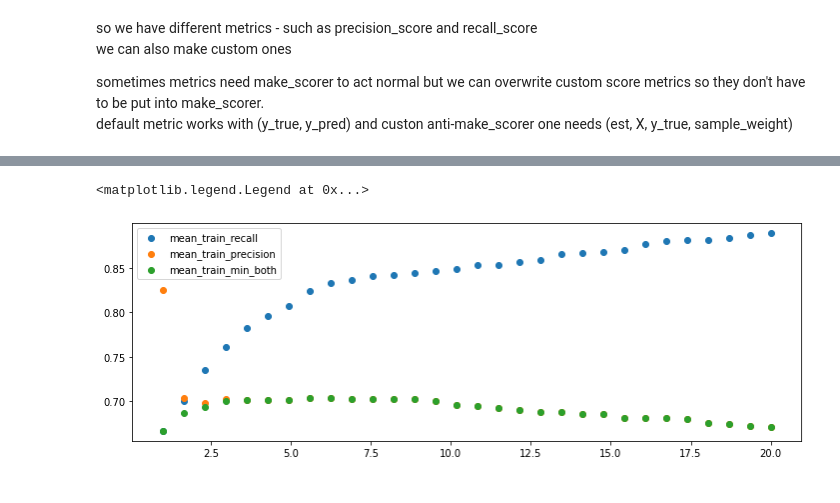
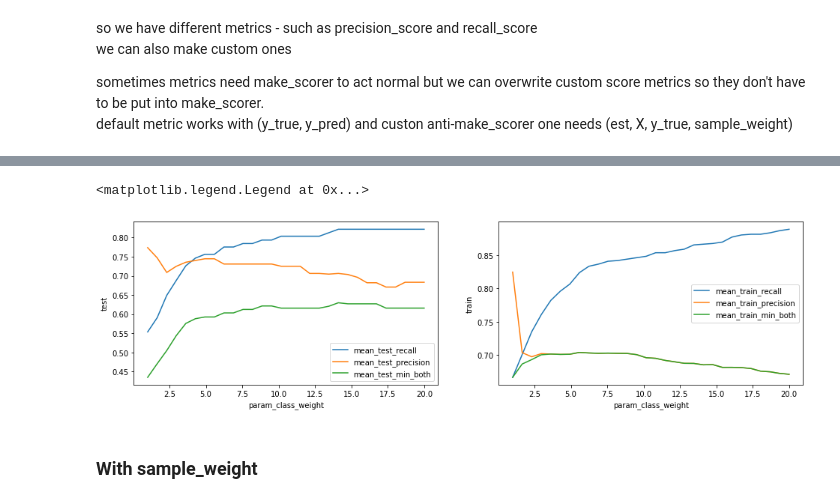
Before and after one commit to quicksilverri/statistics, a Jupyter notebook: sklearn_basics.ipynb, the cells around one changed output, grey strips where cells are left out. Drawn from its saved outputs; the diff is of its cells as text; code cells hidden in the pictures.

```diff
--- a/sklearn_basics.ipynb
+++ b/sklearn_basics.ipynb
@@ -372,7 +403,7 @@ def min_recall_precision(est, X, y_true, sample_weight=None):
     precision = precision_score(y_true, y_pred)
     return min(recall, precision)
 
-grid = GridSearchCV(
+grid_old = GridSearchCV(
     estimator=LogisticRegression(max_iter=1000),
     param_grid={'class_weight': [{0: 1, 1: v} for v in np.linspace(1, 20, 30)]},
     scoring={'precision': make_scorer(precision_score),
@@ -383,13 +414,4 @@ grid = GridSearchCV(
     cv=10,
     n_jobs=-1
 )
-grid.fit(X, y);
+grid_old.fit(X, y);
-# %%
-plt.figure(figsize=(12, 4))
-df_results = pd.DataFrame(grid.cv_results_)
-for score in ['mean_test_recall', 'mean_test_precision', 'mean_test_min_both']:
-    plt.scatter(x=[_[1] for _ in df_results['param_class_weight']],
-                y=df_results[score.replace('test', 'train')],
-                label=score)
-
-plt.legend()
@@ -399,12 +418,28 @@ plt.legend()
-# %%
-plt.figure(figsize=(12, 4))
-df_results = pd.DataFrame(grid.cv_results_)
-for score in ['mean_train_recall', 'mean_train_precision', 'mean_train_min_both']:
-    plt.scatter(x=[_[1] for _ in df_results['param_class_weight']],
-                y=df_results[score.replace('test', 'train')],
-                label=score)
-
-plt.legend()
-# %% [output]
-<matplotlib.legend.Legend at 0x...>
-[figure, removed]
+# %%
+fig, axis = plt.subplots(1, 2, figsize=(16, 4))
+df_results = pd.DataFrame(grid_old.cv_results_)
+
+for score in ['mean_test_recall', 'mean_test_precision',
+              'mean_test_min_both']:
+    axis[0].plot([_[1] for _ in df_results['param_class_weight']],
+                df_results[score],
+                label=score)
+
+for score in ['mean_train_recall', 'mean_train_precision',
+              'mean_train_min_both']:
+    axis[1].plot([_[1] for _ in df_results['param_class_weight']],
+                df_results[score],
+                label=score)
+
+axis[0].set_xlabel('param_class_weight')
+axis[1].set_xlabel('param_class_weight')
+axis[0].set_ylabel('test')
+axis[1].set_ylabel('train')
+
+axis[0].legend()
+axis[1].legend()
+# %% [output]
+<matplotlib.legend.Legend at 0x...>
+[figure, added]
+# %% [markdown]
+### With sample_weight
```
Also changed, not shown: parts of 23 cells of this notebook.
